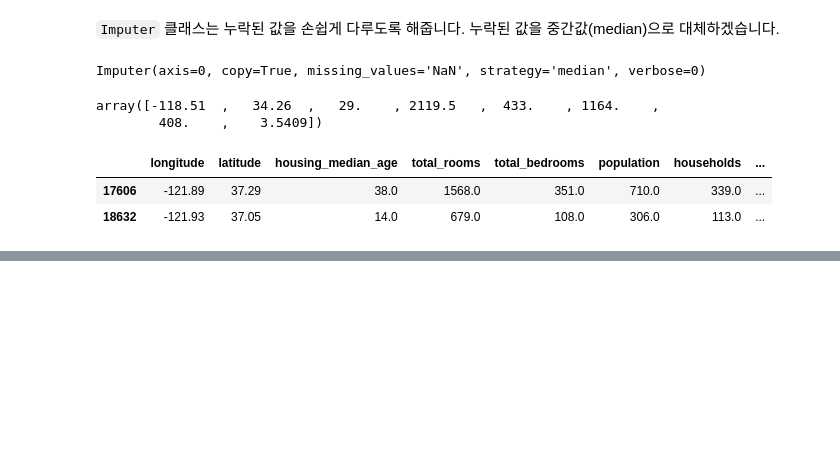
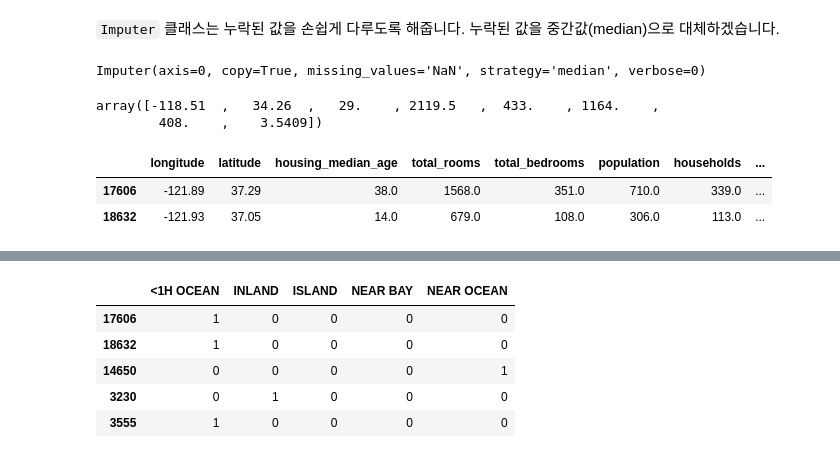
Before and after one commit to jeonghunyoon/machine-learning-lecture-notes-old, a Jupyter notebook: 01. 머신러닝 맛보기.ipynb, the cells around one changed output, grey strips where cells are left out. Cells and saved outputs as stored; diff of their text form; code cells hidden in the pictures; blank space fills up the shorter version.

```diff
--- a/01. 머신러닝 맛보기.ipynb
+++ b/01. 머신러닝 맛보기.ipynb
@@ -250,0 +285,11 @@ train_x_tr.head(2)
+# %%
+# Pandas를 사용하겠습니다.
+train_ocean_proximity_dummies = pd.get_dummies(strat_train_set['ocean_proximity'])
+train_ocean_proximity_dummies.head()
+# %% [output]
+|  | <1H OCEAN | INLAND | ISLAND | NEAR BAY | NEAR OCEAN |
+| 17606 | 1 | 0 | 0 | 0 | 0 |
+| 18632 | 1 | 0 | 0 | 0 | 0 |
+| 14650 | 0 | 0 | 0 | 0 | 1 |
+| 3230 | 0 | 1 | 0 | 0 | 0 |
+| 3555 | 1 | 0 | 0 | 0 | 0 |
```
Also changed, not shown: parts of 31 cells of this notebook.
